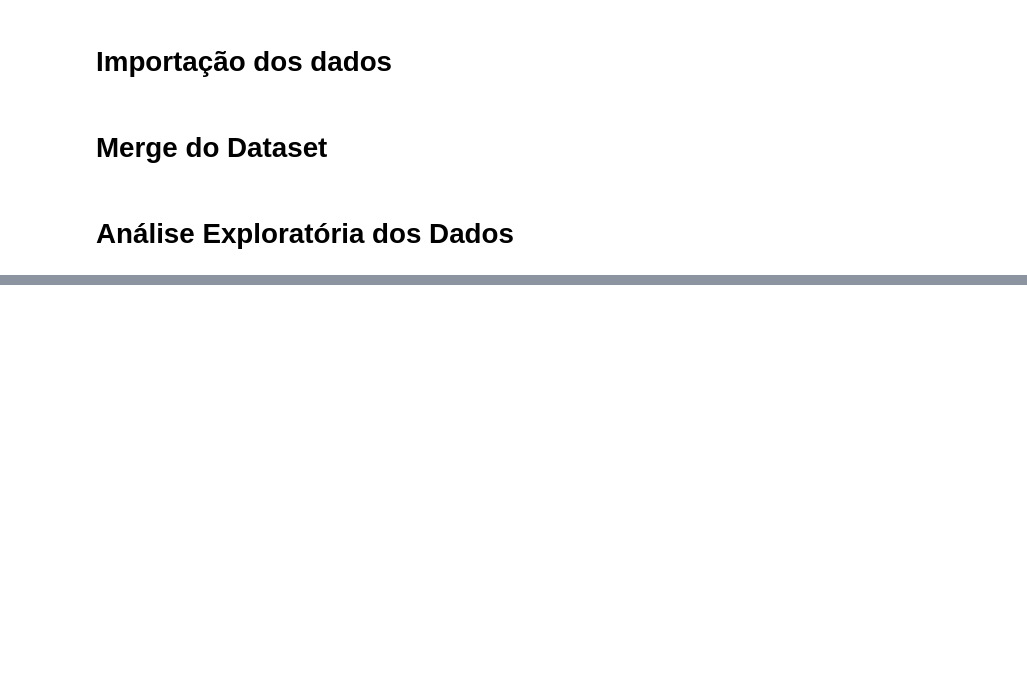
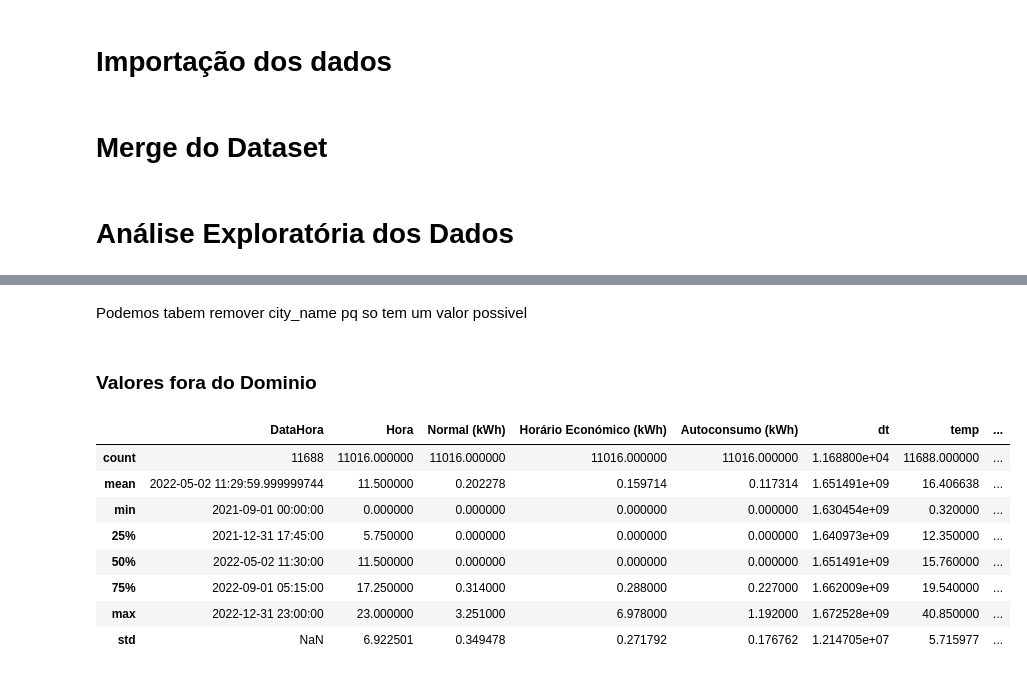
Before and after one commit to JoseRuiSilva/Sistemas_grupo3, a Jupyter notebook: projeto.ipynb, the cells around one changed output, grey strips where cells are left out. Drawn from its saved outputs; the diff is of its cells as text; code cells hidden in the pictures; blank space fills up the shorter version.

```diff
--- a/projeto.ipynb
+++ b/projeto.ipynb
@@ -39,0 +272,16 @@ df_final = df_teste[cols]
+# %% [markdown]
+Podemos tabem remover city_name pq so tem um valor possivel
+# %% [markdown]
+### Valores fora do Dominio
+# %%
+df_treino.describe()
+# %% [output]
+|  | DataHora | Hora | Normal (kWh) | Horário Económico (kWh) | Autoconsumo (kWh) | dt | temp | ... |
+| count | 11688 | 11016.000000 | 11016.000000 | 11016.000000 | 11016.000000 | 1.168800e+04 | 11688.000000 | ... |
+| mean | 2022-05-02 11:29:59.999999744 | 11.500000 | 0.202278 | 0.159714 | 0.117314 | 1.651491e+09 | 16.406638 | ... |
+| min | 2021-09-01 00:00:00 | 0.000000 | 0.000000 | 0.000000 | 0.000000 | 1.630454e+09 | 0.320000 | ... |
+| 25% | 2021-12-31 17:45:00 | 5.750000 | 0.000000 | 0.000000 | 0.000000 | 1.640973e+09 | 12.350000 | ... |
+| 50% | 2022-05-02 11:30:00 | 11.500000 | 0.000000 | 0.000000 | 0.000000 | 1.651491e+09 | 15.760000 | ... |
+| 75% | 2022-09-01 05:15:00 | 17.250000 | 0.314000 | 0.288000 | 0.227000 | 1.662009e+09 | 19.540000 | ... |
+| max | 2022-12-31 23:00:00 | 23.000000 | 3.251000 | 6.978000 | 1.192000 | 1.672528e+09 | 40.850000 | ... |
+| std | NaN | 6.922501 | 0.349478 | 0.271792 | 0.176762 | 1.214705e+07 | 5.715977 | ... |
```
Also changed, not shown: parts of 23 cells of this notebook, 1 other file.
